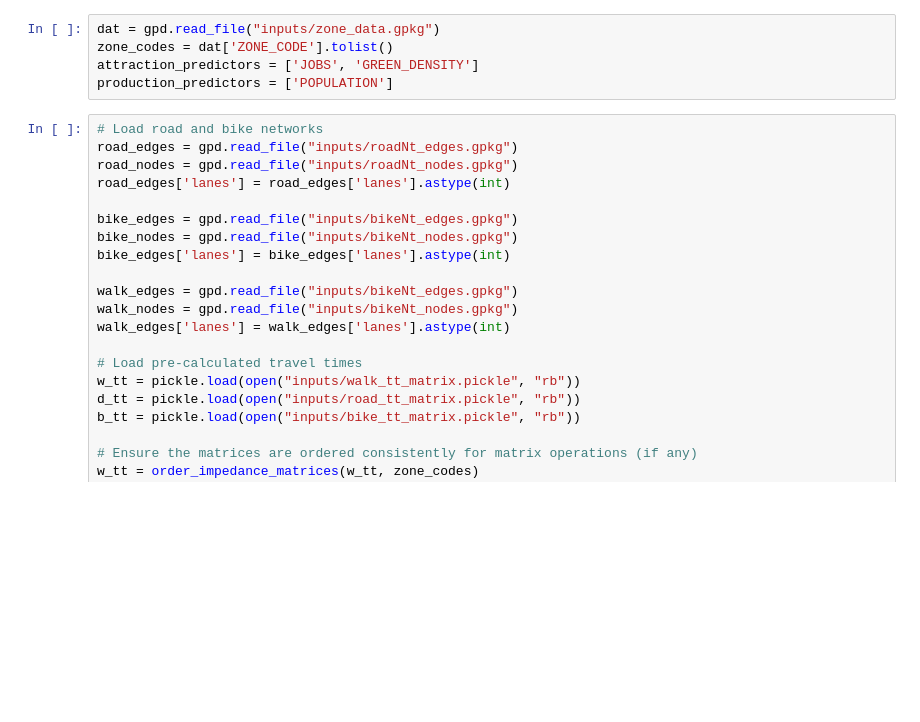
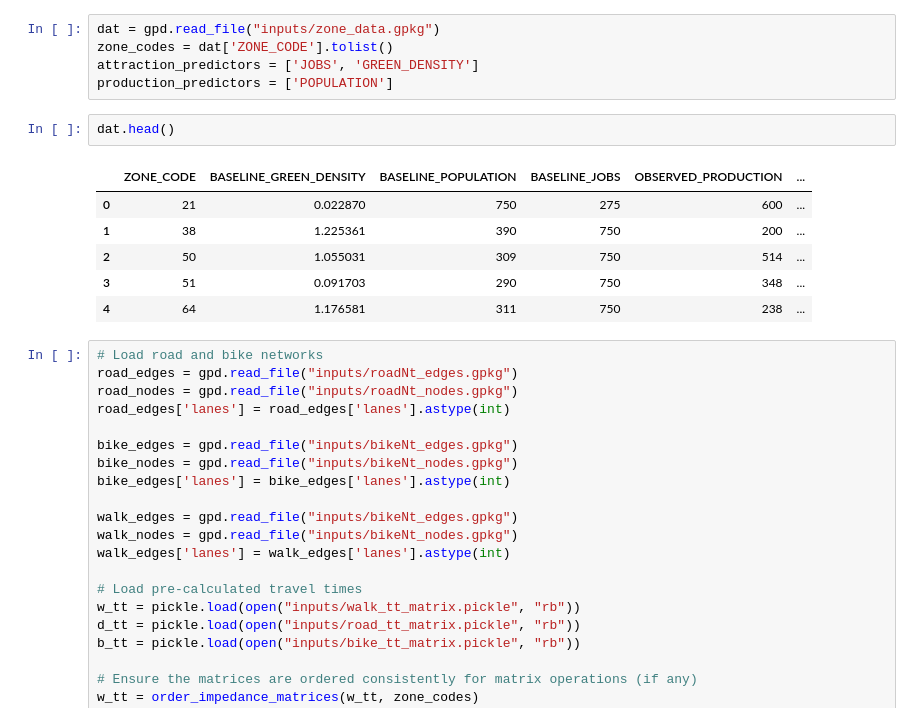
Before and after one commit to jwrap/luti-model, a Jupyter notebook: sample_run/sample_run.ipynb, the cells around one changed output. Cells and saved outputs as stored; diff of their text form; blank space fills up the shorter version.

```diff
--- a/sample_run/sample_run.ipynb
+++ b/sample_run/sample_run.ipynb
@@ -16,6 +16,15 @@ dat = gpd.read_file("inputs/zone_data.gpkg")
 zone_codes = dat['ZONE_CODE'].tolist()
 attraction_predictors = ['JOBS', 'GREEN_DENSITY']
 production_predictors = ['POPULATION']
+# %%
+dat.head()
+# %% [output]
+|  | ZONE_CODE | BASELINE_GREEN_DENSITY | BASELINE_POPULATION | BASELINE_JOBS | OBSERVED_PRODUCTION | ... |
+| 0 | 21 | 0.022870 | 750 | 275 | 600 | ... |
+| 1 | 38 | 1.225361 | 390 | 750 | 200 | ... |
+| 2 | 50 | 1.055031 | 309 | 750 | 514 | ... |
+| 3 | 51 | 0.091703 | 290 | 750 | 348 | ... |
+| 4 | 64 | 1.176581 | 311 | 750 | 238 | ... |
 # %%
 # Load road and bike networks
 road_edges = gpd.read_file("inputs/roadNt_edges.gpkg")
```
Also changed, not shown: parts of 2 cells of this notebook.
